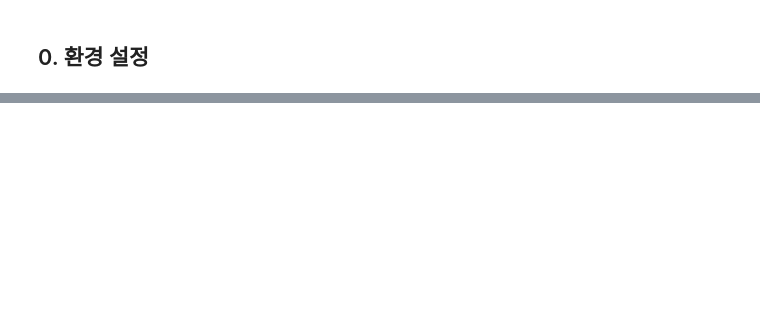
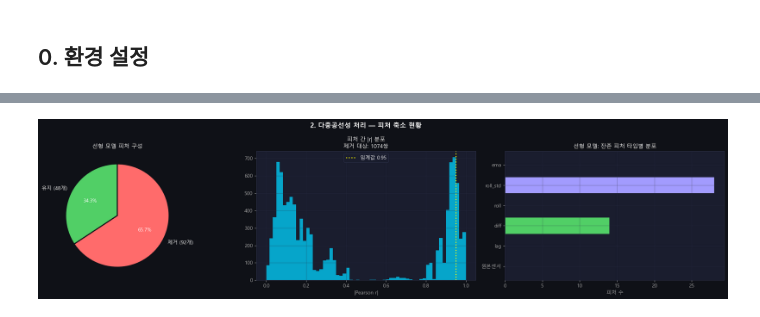
Before and after one commit to dlalswns0211/sparta_project_4_team16, a Jupyter notebook: MJ/CMAPSS_ML_FD001_MJ.ipynb, the cells around one changed output, grey strips where cells are left out. Drawn from its saved outputs; the diff is of its cells as text; code cells hidden in the pictures; blank space fills up the shorter version.

```diff
--- a/MJ/CMAPSS_ML_FD001_MJ.ipynb
+++ b/MJ/CMAPSS_ML_FD001_MJ.ipynb
@@ -943,0 +287,83 @@ print('=' * 80)
+# %%
+
+print('=== 2. 피처 준비 — 다중공선성 처리 ===')
+
+corr_mat = X_sub.corr().abs()
+upper = corr_mat.where(np.triu(np.ones(corr_mat.shape), k=1).astype(bool))
+to_drop = {col for col in upper.columns if any(upper[col] > CORR_THR)}
+
+FEATURES_LINEAR = [f for f in MODEL_FEATURES if f not in to_drop]
+FEATURES_TREE   = MODEL_FEATURES.copy()
+
+print(f'전체 피처         : {len(MODEL_FEATURES):3d}개')
+print(f'제거 피처         : {len(to_drop):3d}개  (|r|>{CORR_THR})')
+print(f'선형 모델용 피처  : {len(FEATURES_LINEAR):3d}개')
+print(f'트리 모델용 피처  : {len(FEATURES_TREE):3d}개')
+
+# ── 시각화 ────────────────────────────────────────────────────────────
+fig, axes = plt.subplots(1, 3, figsize=(20, 5))
+fig.suptitle('2. 다중공선성 처리 — 피처 축소 현황', fontsize=13, fontweight='bold')
+
+wedges, _, auts = axes[0].pie(
+    [len(FEATURES_LINEAR), len(to_drop)],
+    labels=[f'유지 ({len(FEATURES_LINEAR)}개)', f'제거 ({len(to_drop)}개)'],
+    colors=[C[2], C[1]], autopct='%1.1f%%', startangle=90,
+    wedgeprops={'linewidth': 2, 'edgecolor': BG}
+)
+for a in auts:
+    a.set_color(WHITE)
+axes[0].set_title('선형 모델 피처 구성')
+axes[0].set_facecolor(BG2)
+
+corr_vals = upper.stack().values
+axes[1].hist(corr_vals[corr_vals > 0], bins=60, color=C[0], alpha=0.75)
+axes[1].axvline(CORR_THR, color='yellow', lw=2, ls=':', label=f'임계값 {CORR_THR}')
+axes[1].set_title(f'피처 간 |r| 분포\n제거 대상: {(corr_vals > CORR_THR).sum()}쌍')
+axes[1].set_xlabel('|Pearson r|')
+axes[1].legend()
+
+kept = pd.Series(FEATURES_LINEAR)
+types = {
+    '원본센서': kept[~kept.str.contains('_')].count(),
+    'lag': kept[kept.str.contains('lag')].count(),
+    'diff': kept[kept.str.contains('diff')].count(),
+    'roll': kept[kept.str.contains('roll') & ~kept.str.contains('std')].count(),
+    'roll_std': kept[kept.str.contains('roll_std')].count(),
+    'ema': kept[kept.str.contains('ema')].count(),
+}
+axes[2].barh(list(types.keys()), list(types.values()),
+             color=[C[i % len(C)] for i in range(len(types))])
+axes[2].set_title('선형 모델: 잔존 피처 타입별 분포')
+axes[2].set_xlabel('피처 수')
+plt.tight_layout()
+plt.show()
+
+# ── 선형 모델용 스케일링 ──────────────────────────────────────────────
+scaler_lin = StandardScaler()
+Xls_sub = pd.DataFrame(
+    scaler_lin.fit_transform(X_sub[FEATURES_LINEAR]),
+    columns=FEATURES_LINEAR, index=X_sub.index
+)
+Xls_val = pd.DataFrame(
+    scaler_lin.transform(X_val[FEATURES_LINEAR]),
+    columns=FEATURES_LINEAR, index=X_val.index
+)
+Xls_test = pd.DataFrame(
+    scaler_lin.transform(X_test[FEATURES_LINEAR]),
+    columns=FEATURES_LINEAR, index=X_test.index
+)
+
+print('\n✅ StandardScaler fit 완료 (sub-train 기준)')
+print(f'   선형 입력: {Xls_sub.shape} | 트리 입력: {X_sub.shape}')
+
+corr_pairs_path = os.path.join(RESULT_DIR, 'high_corr_pairs_linear_filter.csv')
+high_corr_pairs = (
+    upper.stack()
+         .reset_index()
+         .rename(columns={'level_0':'feat_a', 'level_1':'feat_b', 0:'abs_corr'})
+         .query('abs_corr > @CORR_THR')
+         .sort_values('abs_corr', ascending=False)
+)
+high_corr_pairs.to_csv(corr_pairs_path, index=False)
+print(f'📄 고상관 피처쌍 저장: {corr_pairs_path}')
+# %% [output]
@@ -943,0 +375 @@ print('=' * 80)
+[figure, added]
```
Also changed, not shown: parts of 64 cells of this notebook, 1 other file.
